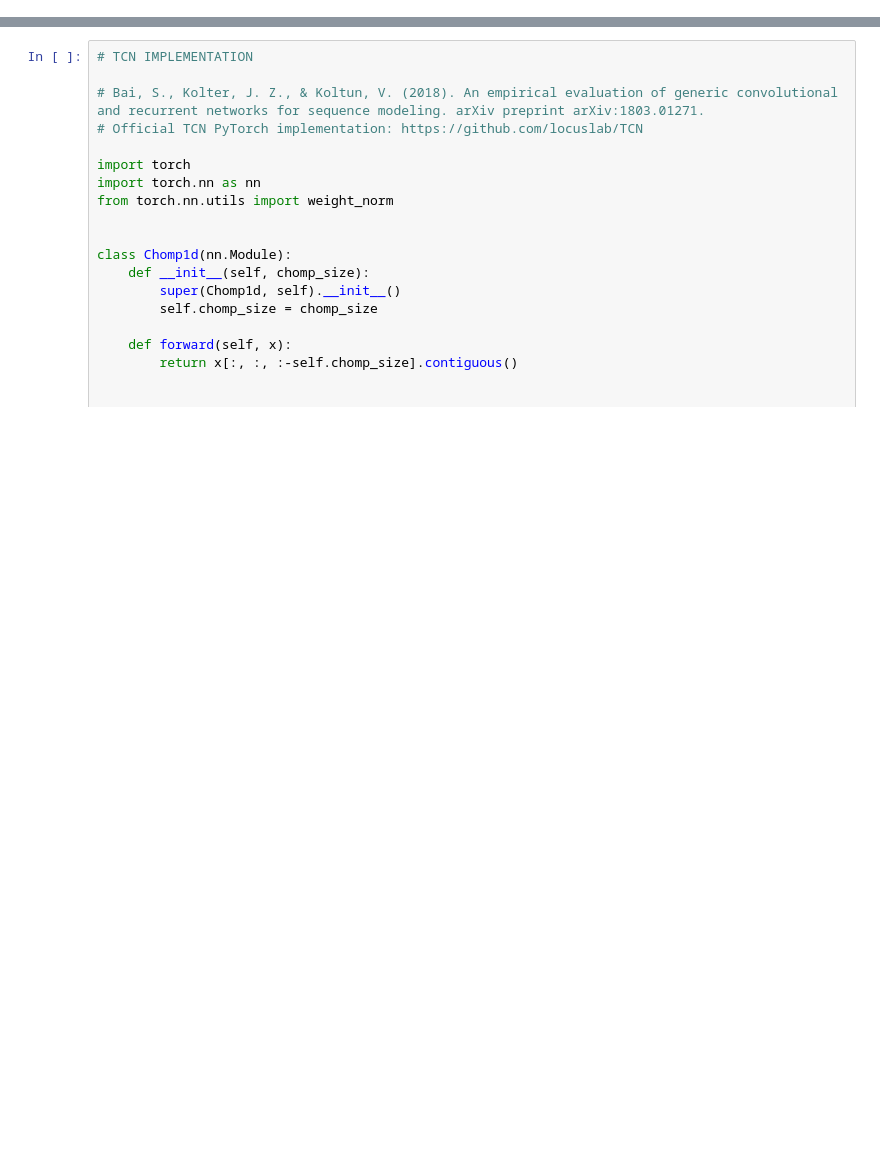
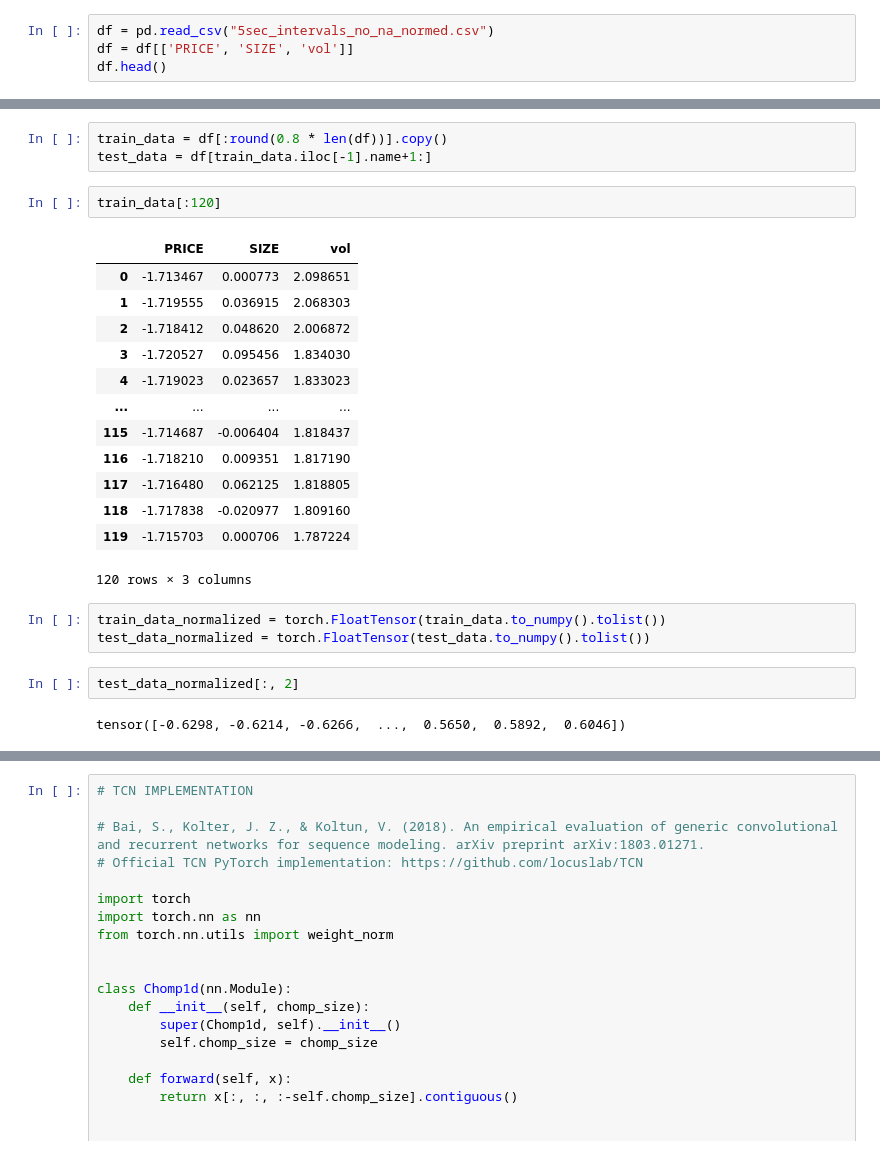
Before and after one commit to sashavoit-zz/volatility-trader, a Jupyter notebook: net.ipynb, the cells around one changed output, grey strips where cells are left out. Cells and saved outputs as stored; diff of their text form; blank space fills up the shorter version.

```diff
--- a/net.ipynb
+++ b/net.ipynb
@@ -23,0 +28,4 @@ Requirement already satisfied: pytz>=2017.3 in /usr/local/lib/python3.7/dist-pac
+# %%
+df = pd.read_csv("5sec_intervals_no_na_normed.csv")
+df = df[['PRICE', 'SIZE', 'vol']]
+df.head()
@@ -23,0 +39,26 @@ Requirement already satisfied: pytz>=2017.3 in /usr/local/lib/python3.7/dist-pac
+# %%
+train_data = df[:round(0.8 * len(df))].copy()
+test_data = df[train_data.iloc[-1].name+1:]
+# %%
+train_data[:120]
+# %% [output]
+|  | PRICE | SIZE | vol |
+| 0 | -1.713467 | 0.000773 | 2.098651 |
+| 1 | -1.719555 | 0.036915 | 2.068303 |
+| 2 | -1.718412 | 0.048620 | 2.006872 |
+| 3 | -1.720527 | 0.095456 | 1.834030 |
+| 4 | -1.719023 | 0.023657 | 1.833023 |
+| ... | ... | ... | ... |
+| 115 | -1.714687 | -0.006404 | 1.818437 |
+| 116 | -1.718210 | 0.009351 | 1.817190 |
+| 117 | -1.716480 | 0.062125 | 1.818805 |
+| 118 | -1.717838 | -0.020977 | 1.809160 |
+| 119 | -1.715703 | 0.000706 | 1.787224 |
+120 rows × 3 columns
+# %%
+train_data_normalized = torch.FloatTensor(train_data.to_numpy().tolist())
+test_data_normalized = torch.FloatTensor(test_data.to_numpy().tolist())
+# %%
+test_data_normalized[:, 2]
+# %% [output]
+tensor([-0.6298, -0.6214, -0.6266,  ...,  0.5650,  0.5892,  0.6046])
```
Also changed, not shown: parts of 16 cells of this notebook.
